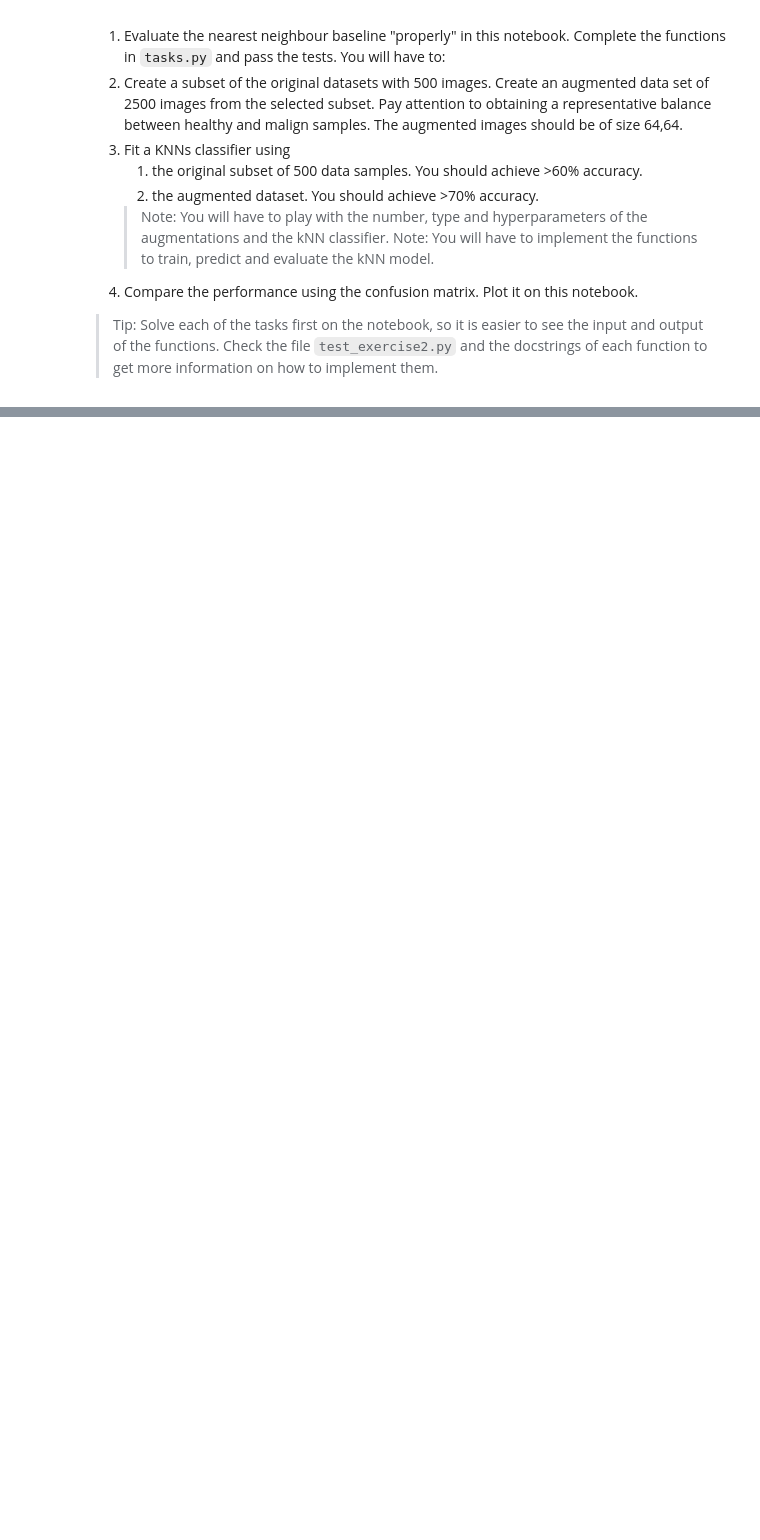
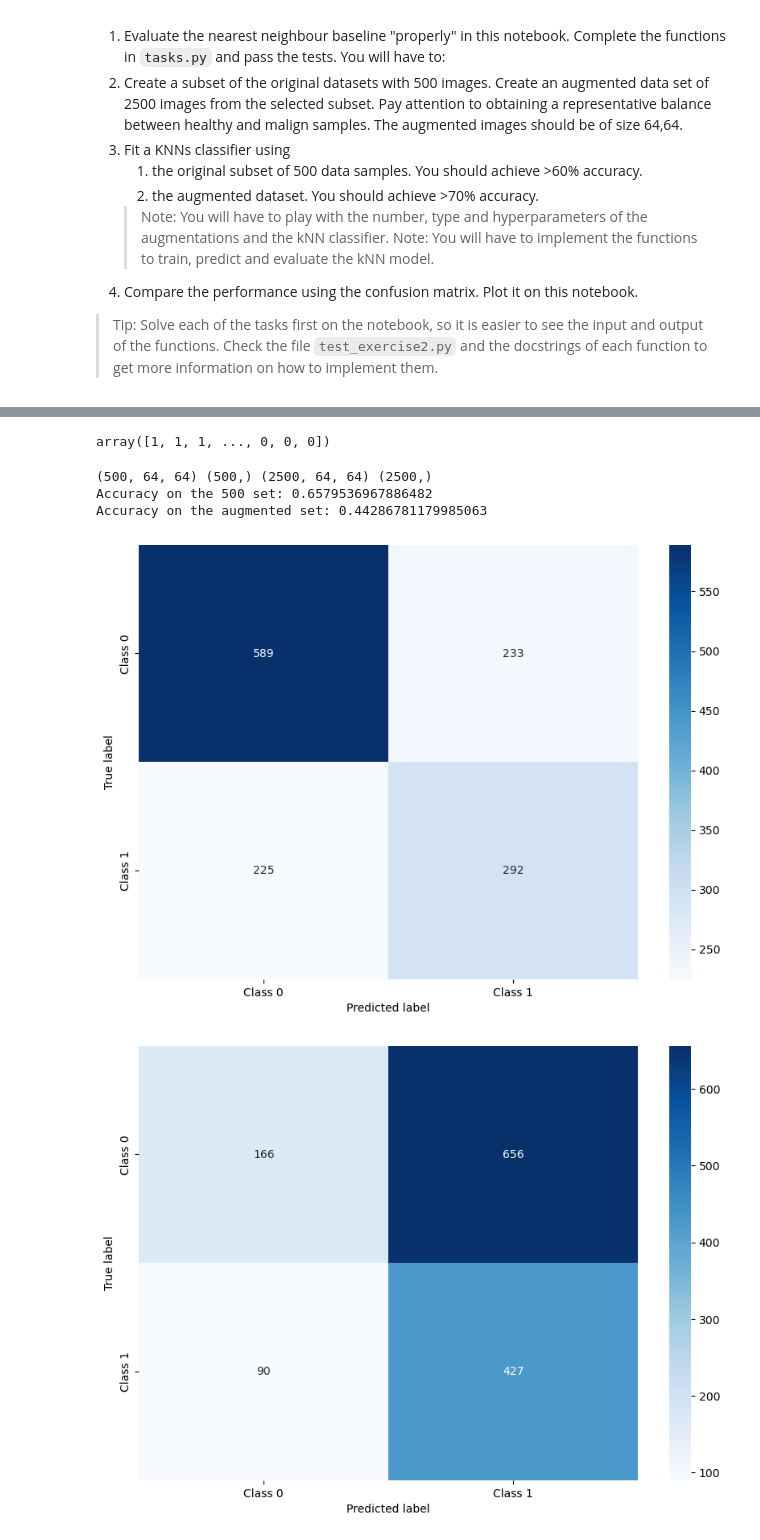
Before and after one commit to ImagingLectures/qbi2025-ex2-sunhollyjolly, a Jupyter notebook: exercise/02-AugmentationExercise.ipynb, the cells around one changed output, grey strips where cells are left out. Saved outputs shown, nothing was run; the diff lists cells and outputs as text; code cells hidden in the pictures; blank space fills up the shorter version.

```diff
--- a/exercise/02-AugmentationExercise.ipynb
+++ b/exercise/02-AugmentationExercise.ipynb
@@ -247,0 +398,43 @@ Complete the functions in `tasks.py` and pass the tests. You will have to:
+# %%
+# Extract the actual label column from the DataFrame
+labels = labels['malignancy'].to_numpy()
+# %%
+labels
+# %% [output]
+array([1, 1, 1, ..., 0, 0, 0])
+# %%
+if __name__ == '__main__':
+
+    # Split first (e.g., 80% training, 20% testing)
+    train_data, test_data, train_labels, test_labels = tasks.split_train_test_dataset(imgs, labels)
+
+    # Pick out 500 imgs
+    subset_data, subset_labels = tasks.create_dataset_subset(train_data, train_labels, 500)
+
+    # augment on this
+    augmented_data, augmented_labels = tasks.augment_data(subset_data, subset_labels)
+
+    # check the shape
+    print(subset_data.shape, subset_labels.shape, augmented_data.shape, augmented_labels.shape)
+
+    # Train on the 500 imgs
+    knn_model_500 = tasks.train_kNN(subset_data, subset_labels, k=10)
+    predict_500 = tasks.predict_kNN(knn_model_500, test_data)
+    accuracy_500 = tasks.evaluate_predictions(test_labels, predict_500, accuracy_score)
+    print("Accuracy on the 500 set:", accuracy_500)
+
+    # Train on the 2500 imgs
+    knn_model_2500 = tasks.train_kNN(augmented_data, augmented_labels, k=10)
+    predict_2500 = tasks.predict_kNN(knn_model_2500, test_data)
+    accuracy_2500 = tasks.evaluate_predictions(test_labels, predict_2500, accuracy_score)
+    print("Accuracy on the augmented set:", accuracy_2500)
+
+    # Plot the confusion matrix
+    tasks.plot_confusion_matrix(test_labels, predict_500, class_names=["Class 0", "Class 1"])
+    tasks.plot_confusion_matrix(test_labels, predict_2500, class_names=["Class 0", "Class 1"])
+# %% [output]
+(500, 64, 64) (500,) (2500, 64, 64) (2500,)
+Accuracy on the 500 set: 0.6579536967886482
+Accuracy on the augmented set: 0.44286781179985063
+[figure, added]
+[figure, added]
```
Also changed, not shown: parts of 27 cells of this notebook.
